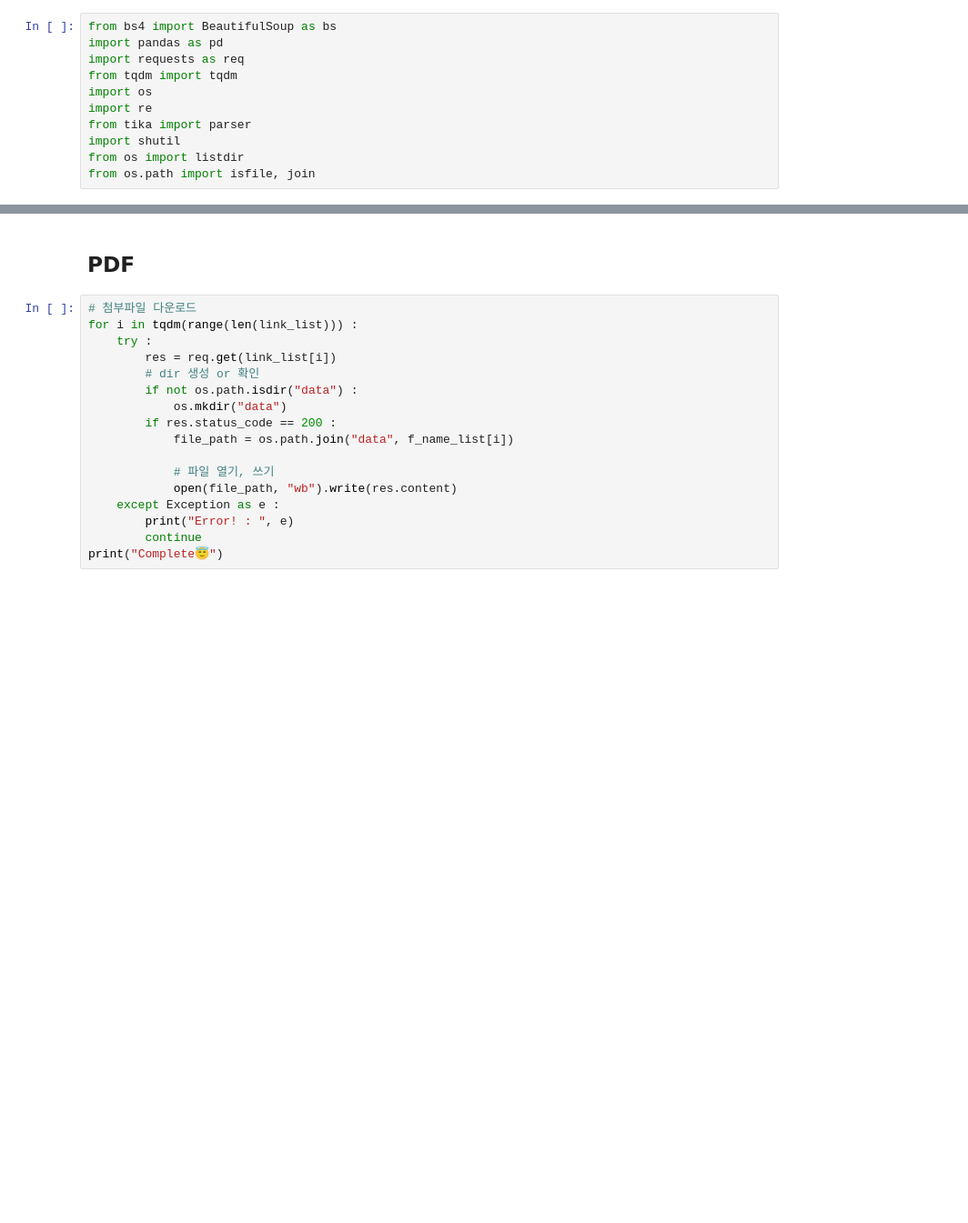
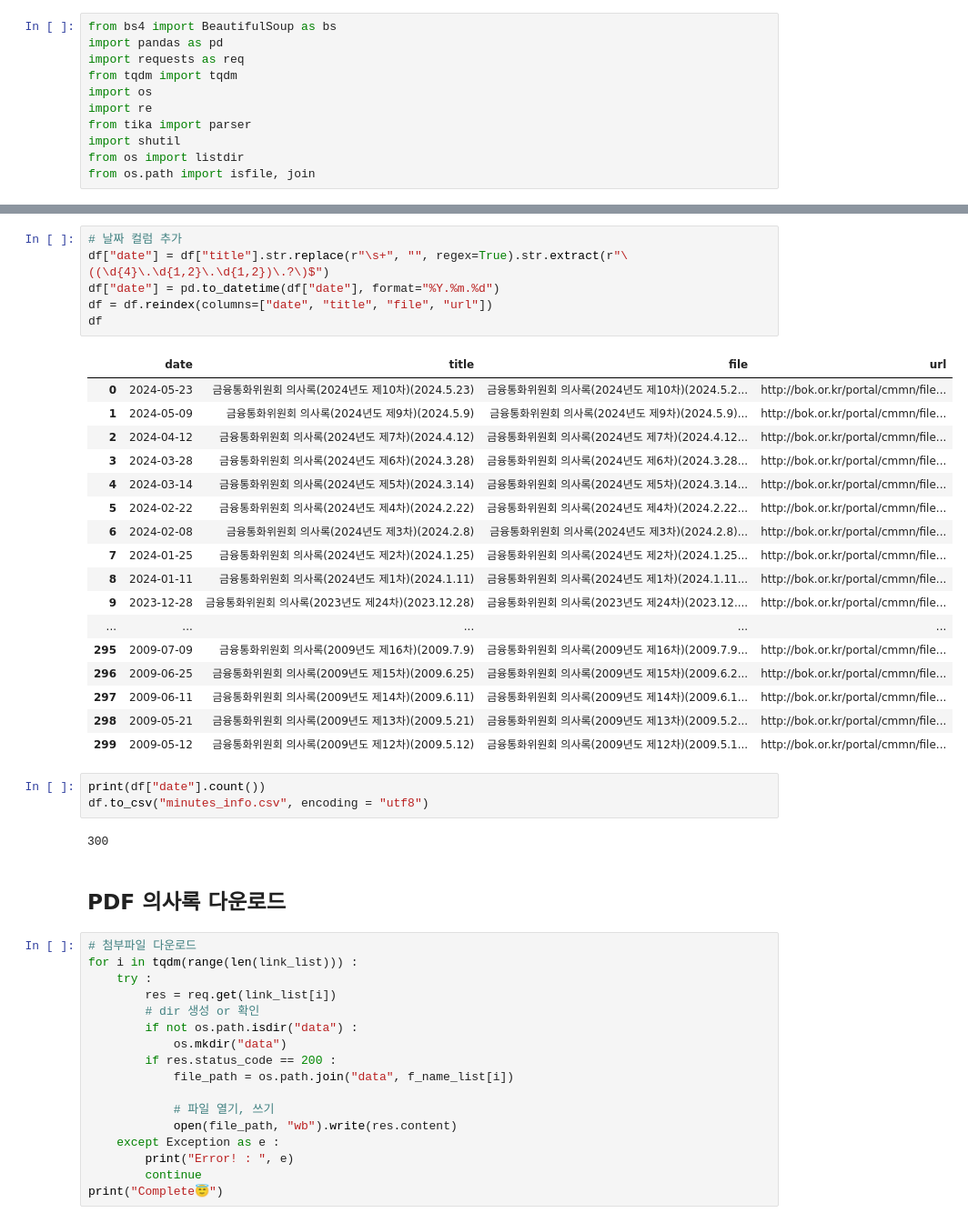
Before and after one commit to Ahram-Jeong/python-ml, a Jupyter notebook: crawling/minutes_crawling.ipynb, the cells around one changed output, grey strips where cells are left out. Shown at 91% size. Saved outputs shown, nothing was run; the diff lists cells and outputs as text; blank space fills up the shorter version.

```diff
--- a/crawling/minutes_crawling.ipynb
+++ b/crawling/minutes_crawling.ipynb
@@ -62,5 +85,34 @@ link_list = link_list[:300]
+# %%
+# 날짜 컬럼 추가
+df["date"] = df["title"].str.replace(r"\s+", "", regex=True).str.extract(r"\((\d{4}\.\d{1,2}\.\d{1,2})\.?\)$")
+df["date"] = pd.to_datetime(df["date"], format="%Y.%m.%d")
+df = df.reindex(columns=["date", "title", "file", "url"])
+df
+# %% [output]
+|  | date | title | file | url |
+| 0 | 2024-05-23 | 금융통화위원회 의사록(2024년도 제10차)(2024.5.23) | 금융통화위원회 의사록(2024년도 제10차)(2024.5.2... | http://bok.or.kr/portal/cmmn/file... |
+| 1 | 2024-05-09 | 금융통화위원회 의사록(2024년도 제9차)(2024.5.9) | 금융통화위원회 의사록(2024년도 제9차)(2024.5.9)... | http://bok.or.kr/portal/cmmn/file... |
+| 2 | 2024-04-12 | 금융통화위원회 의사록(2024년도 제7차)(2024.4.12) | 금융통화위원회 의사록(2024년도 제7차)(2024.4.12... | http://bok.or.kr/portal/cmmn/file... |
+| 3 | 2024-03-28 | 금융통화위원회 의사록(2024년도 제6차)(2024.3.28) | 금융통화위원회 의사록(2024년도 제6차)(2024.3.28... | http://bok.or.kr/portal/cmmn/file... |
+| 4 | 2024-03-14 | 금융통화위원회 의사록(2024년도 제5차)(2024.3.14) | 금융통화위원회 의사록(2024년도 제5차)(2024.3.14... | http://bok.or.kr/portal/cmmn/file... |
+| 5 | 2024-02-22 | 금융통화위원회 의사록(2024년도 제4차)(2024.2.22) | 금융통화위원회 의사록(2024년도 제4차)(2024.2.22... | http://bok.or.kr/portal/cmmn/file... |
+| 6 | 2024-02-08 | 금융통화위원회 의사록(2024년도 제3차)(2024.2.8) | 금융통화위원회 의사록(2024년도 제3차)(2024.2.8)... | http://bok.or.kr/portal/cmmn/file... |
+| 7 | 2024-01-25 | 금융통화위원회 의사록(2024년도 제2차)(2024.1.25) | 금융통화위원회 의사록(2024년도 제2차)(2024.1.25... | http://bok.or.kr/portal/cmmn/file... |
+| 8 | 2024-01-11 | 금융통화위원회 의사록(2024년도 제1차)(2024.1.11) | 금융통화위원회 의사록(2024년도 제1차)(2024.1.11... | http://bok.or.kr/portal/cmmn/file... |
+| 9 | 2023-12-28 | 금융통화위원회 의사록(2023년도 제24차)(2023.12.28) | 금융통화위원회 의사록(2023년도 제24차)(2023.12.... | http://bok.or.kr/portal/cmmn/file... |
+| ... | ... | ... | ... | ... |
+| 295 | 2009-07-09 | 금융통화위원회 의사록(2009년도 제16차)(2009.7.9) | 금융통화위원회 의사록(2009년도 제16차)(2009.7.9... | http://bok.or.kr/portal/cmmn/file... |
+| 296 | 2009-06-25 | 금융통화위원회 의사록(2009년도 제15차)(2009.6.25) | 금융통화위원회 의사록(2009년도 제15차)(2009.6.2... | http://bok.or.kr/portal/cmmn/file... |
+| 297 | 2009-06-11 | 금융통화위원회 의사록(2009년도 제14차)(2009.6.11) | 금융통화위원회 의사록(2009년도 제14차)(2009.6.1... | http://bok.or.kr/portal/cmmn/file... |
+| 298 | 2009-05-21 | 금융통화위원회 의사록(2009년도 제13차)(2009.5.21) | 금융통화위원회 의사록(2009년도 제13차)(2009.5.2... | http://bok.or.kr/portal/cmmn/file... |
+| 299 | 2009-05-12 | 금융통화위원회 의사록(2009년도 제12차)(2009.5.12) | 금융통화위원회 의사록(2009년도 제12차)(2009.5.1... | http://bok.or.kr/portal/cmmn/file... |
+# %%
+print(df["date"].count())
+df.to_csv("minutes_info.csv", encoding = "utf8")
+# %% [output]
+300
 # %% [markdown]
-## PDF
+## PDF 의사록 다운로드
 # %%
 # 첨부파일 다운로드
 for i in tqdm(range(len(link_list))) :
```
Also changed, not shown: parts of 12 cells of this notebook.
